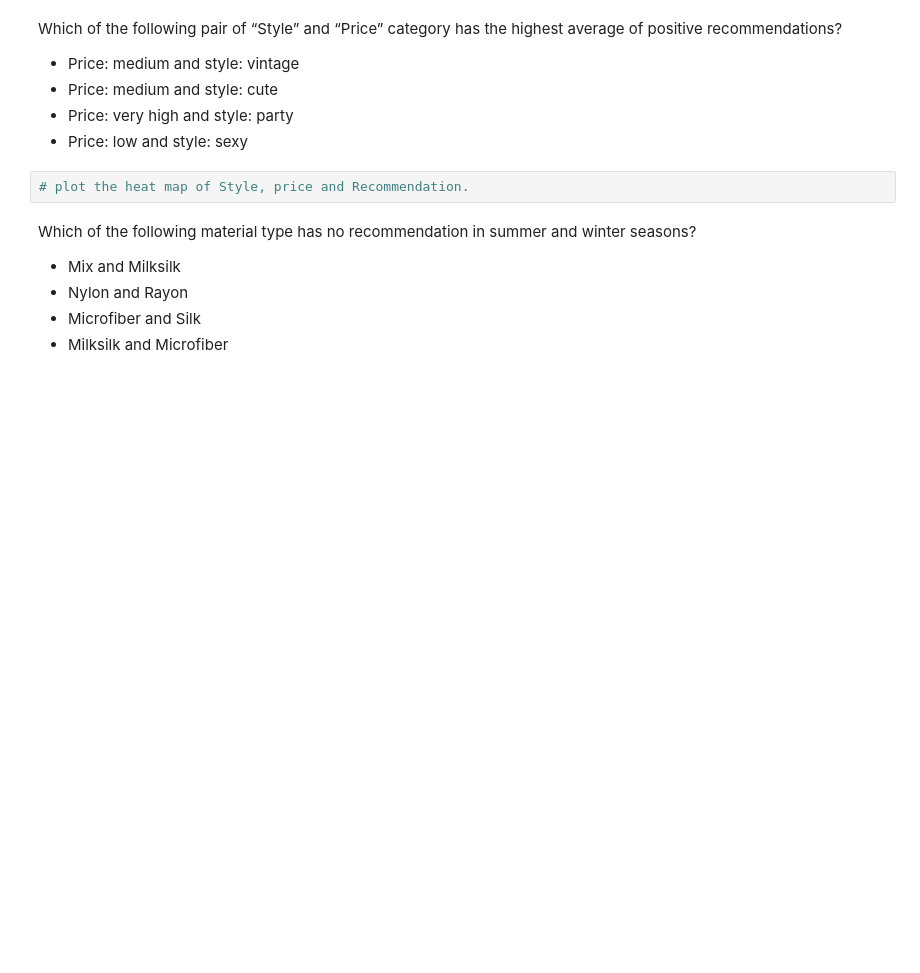
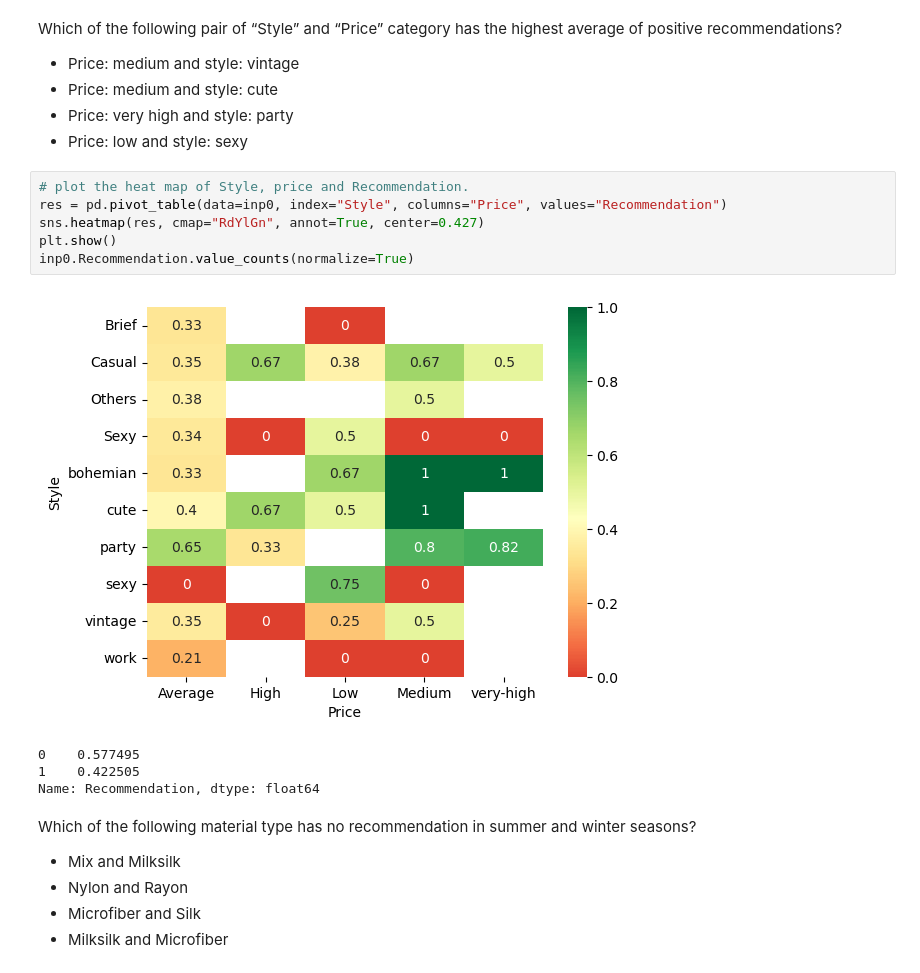
Before and after one commit to Milan1508/EDA-Upgrad-practise, a Jupyter notebook: Graded/EDA+Graded+Exercise.ipynb, the cells around one changed output. Drawn from its saved outputs; the diff is of its cells as text; blank space fills up the shorter version.

```diff
--- a/Graded/EDA+Graded+Exercise.ipynb
+++ b/Graded/EDA+Graded+Exercise.ipynb
@@ -729,8 +729,17 @@ Which of the following pair of “Style” and “Price” category has the high
 - Price: medium and style: cute
 - Price: very high and style: party
 - Price: low and style: sexy
-# %%
-# plot the heat map of Style, price and Recommendation.
+# %%
+# plot the heat map of Style, price and Recommendation.
+res = pd.pivot_table(data=inp0, index="Style", columns="Price", values="Recommendation")
+sns.heatmap(res, cmap="RdYlGn", annot=True, center=0.427)
+plt.show()
+inp0.Recommendation.value_counts(normalize=True)
+# %% [output]
+[figure, added]
+0    0.577495
+1    0.422505
+Name: Recommendation, dtype: float64
 # %% [markdown]
 Which of the following material type has no recommendation in summer and winter seasons?
 - Mix and Milksilk
```
Also changed, not shown: parts of 2 cells of this notebook.
